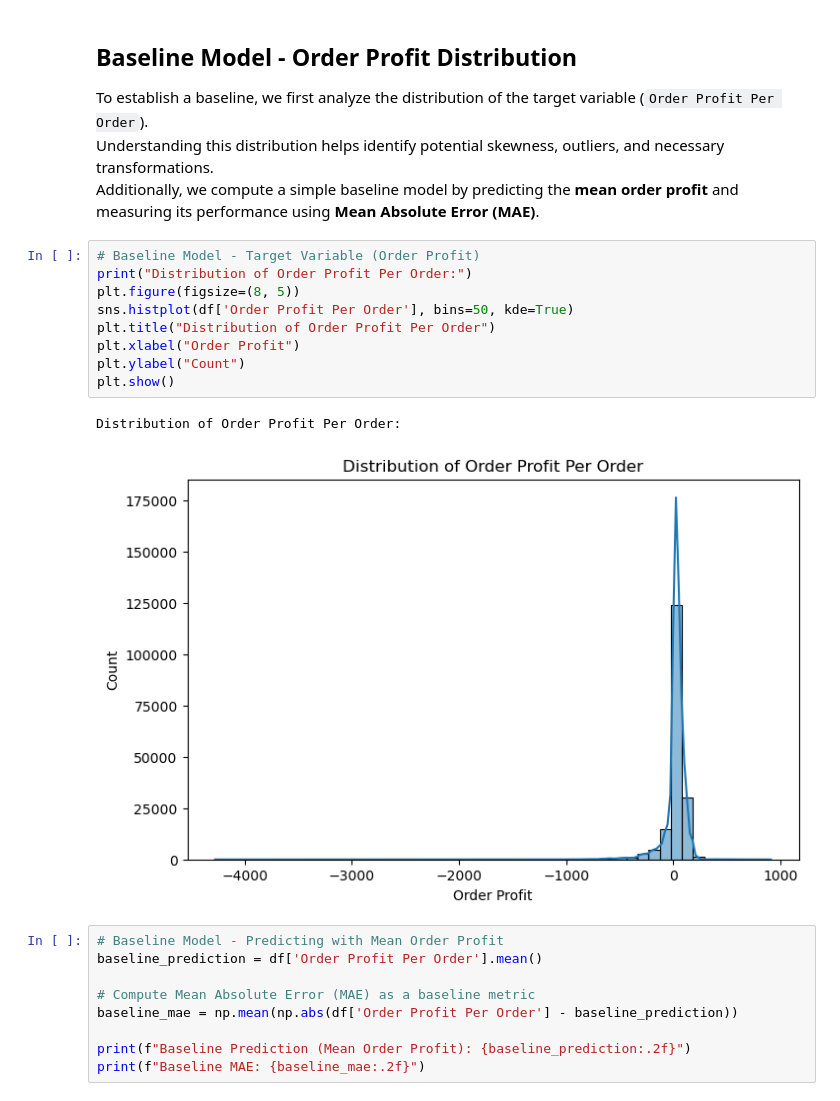
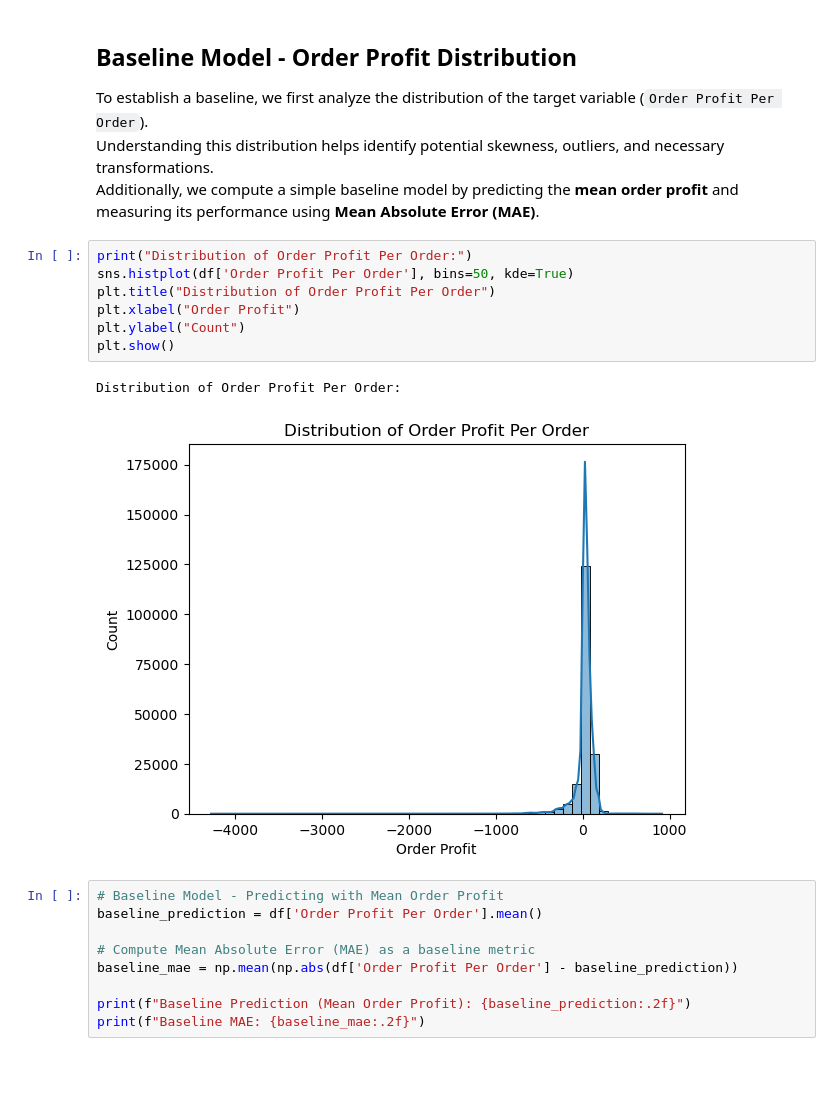
Before and after one commit to thomashz246/Master-Thesis, a Jupyter notebook: EDA_short.ipynb, the cells around one changed output. Saved outputs shown, nothing was run; the diff lists cells and outputs as text; blank space fills up the shorter version.

```diff
--- a/EDA_short.ipynb
+++ b/EDA_short.ipynb
@@ -134,17 +197,15 @@ To establish a baseline, we first analyze the distribution of the target variabl
 Understanding this distribution helps identify potential skewness, outliers, and necessary transformations.
 Additionally, we compute a simple baseline model by predicting the **mean order profit** and measuring its performance using **Mean Absolute Error (MAE)**.
 # %%
-# Baseline Model - Target Variable (Order Profit)
 print("Distribution of Order Profit Per Order:")
-plt.figure(figsize=(8, 5))
 sns.histplot(df['Order Profit Per Order'], bins=50, kde=True)
 plt.title("Distribution of Order Profit Per Order")
 plt.xlabel("Order Profit")
 plt.ylabel("Count")
 plt.show()
 # %% [output]
 Distribution of Order Profit Per Order:
-[figure, old version]
+[figure, new version]
 # %%
 # Baseline Model - Predicting with Mean Order Profit
 baseline_prediction = df['Order Profit Per Order'].mean()
```
Also changed, not shown: parts of 9 cells of this notebook.
